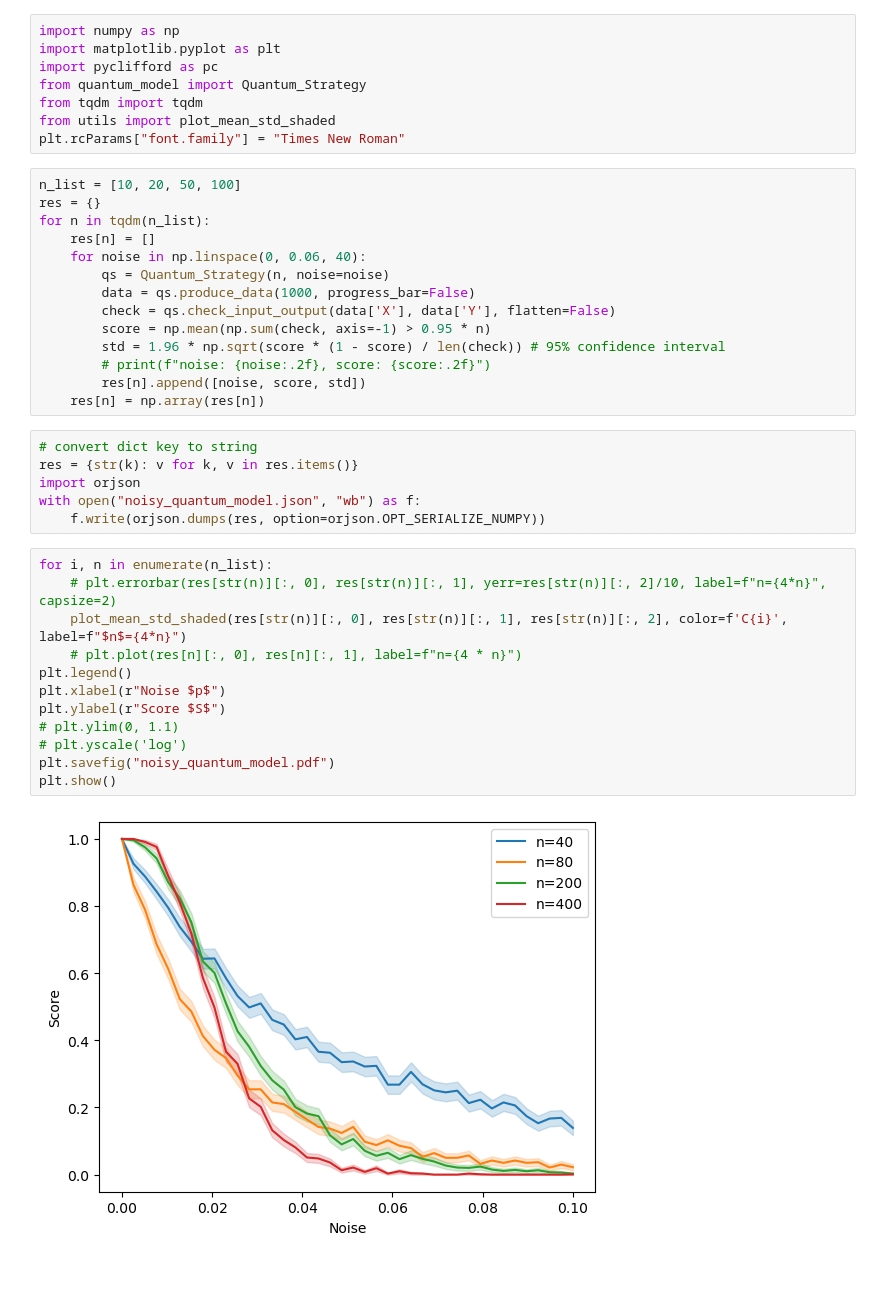
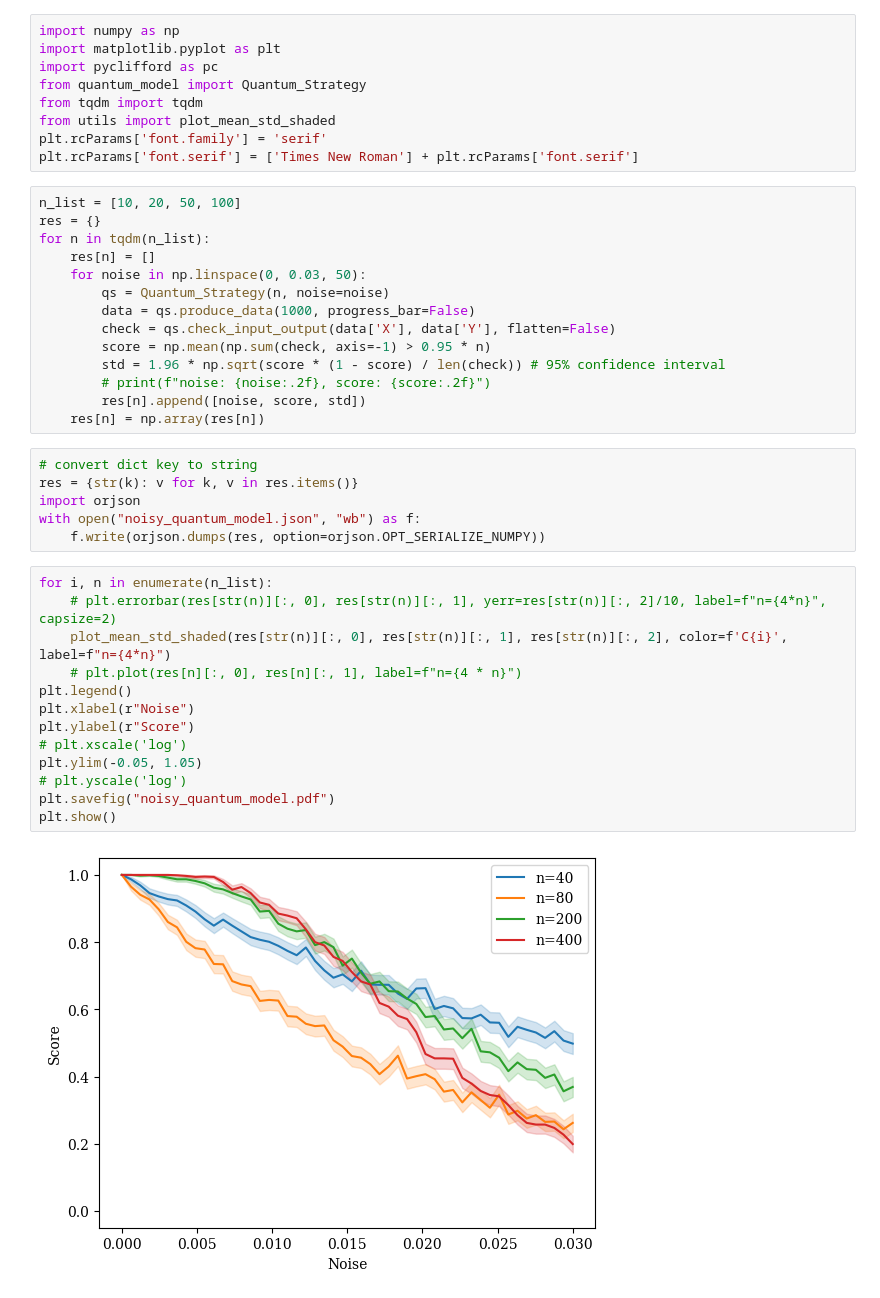
Before and after one commit to haimengzhao/qml-advantage, a Jupyter notebook: noisy_quantum.ipynb, the cells around one changed output. Saved outputs shown, nothing was run; the diff lists cells and outputs as text.

```diff
--- a/noisy_quantum.ipynb
+++ b/noisy_quantum.ipynb
@@ -5,13 +5,14 @@ import pyclifford as pc
 from quantum_model import Quantum_Strategy
 from tqdm import tqdm
 from utils import plot_mean_std_shaded
-plt.rcParams["font.family"] = "Times New Roman"
+plt.rcParams['font.family'] = 'serif'
+plt.rcParams['font.serif'] = ['Times New Roman'] + plt.rcParams['font.serif']
 # %%
 n_list = [10, 20, 50, 100]
 res = {}
 for n in tqdm(n_list):
     res[n] = []
-    for noise in np.linspace(0, 0.06, 40):
+    for noise in np.linspace(0, 0.03, 50):
         qs = Quantum_Strategy(n, noise=noise)
         data = qs.produce_data(1000, progress_bar=False)
         check = qs.check_input_output(data['X'], data['Y'], flatten=False)
@@ -29,14 +30,15 @@ with open("noisy_quantum_model.json", "wb") as f:
 # %%
 for i, n in enumerate(n_list):
     # plt.errorbar(res[str(n)][:, 0], res[str(n)][:, 1], yerr=res[str(n)][:, 2]/10, label=f"n={4*n}", capsize=2)
-    plot_mean_std_shaded(res[str(n)][:, 0], res[str(n)][:, 1], res[str(n)][:, 2], color=f'C{i}', label=f"$n$={4*n}")
+    plot_mean_std_shaded(res[str(n)][:, 0], res[str(n)][:, 1], res[str(n)][:, 2], color=f'C{i}', label=f"n={4*n}")
     # plt.plot(res[n][:, 0], res[n][:, 1], label=f"n={4 * n}")
 plt.legend()
-plt.xlabel(r"Noise $p$")
-plt.ylabel(r"Score $S$")
-# plt.ylim(0, 1.1)
+plt.xlabel(r"Noise")
+plt.ylabel(r"Score")
+# plt.xscale('log')
+plt.ylim(-0.05, 1.05)
 # plt.yscale('log')
 plt.savefig("noisy_quantum_model.pdf")
 plt.show()
 # %% [output]
-[figure, old version]
+[figure, new version]
```
Also changed, not shown: 4 other files.
